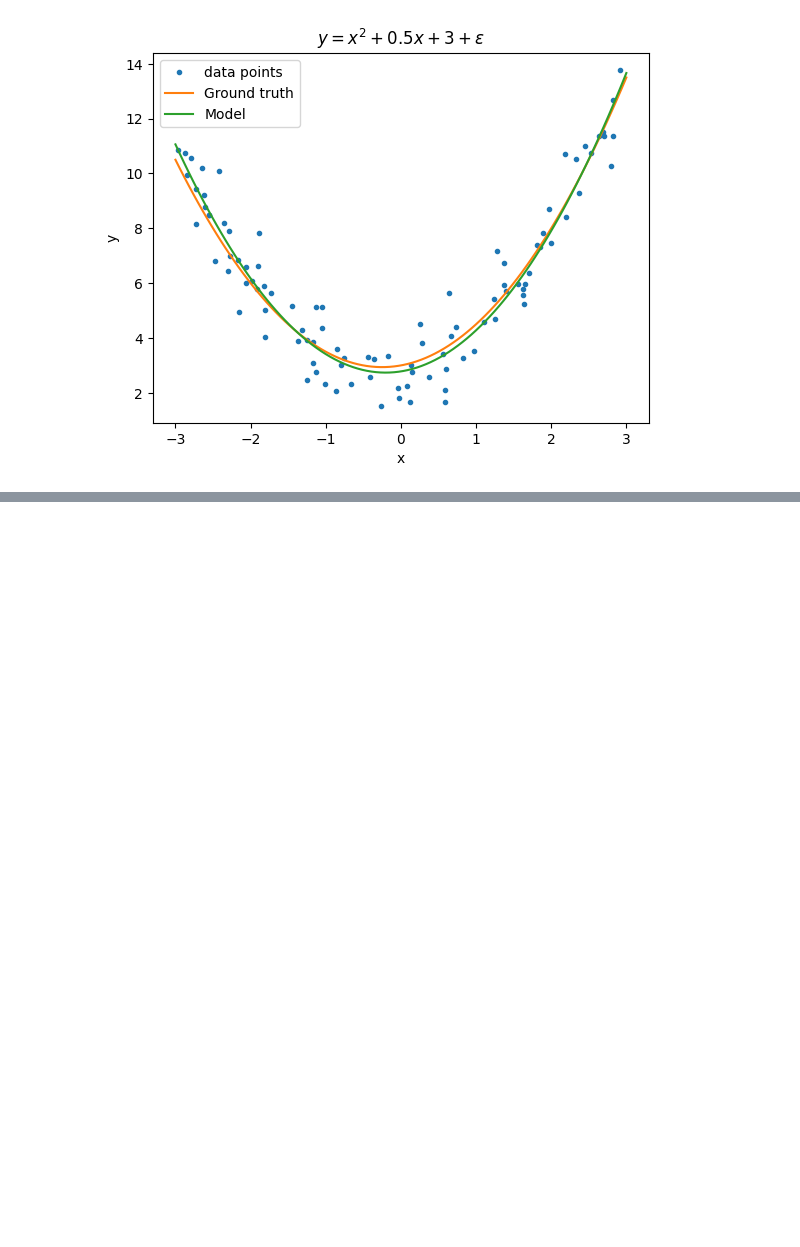
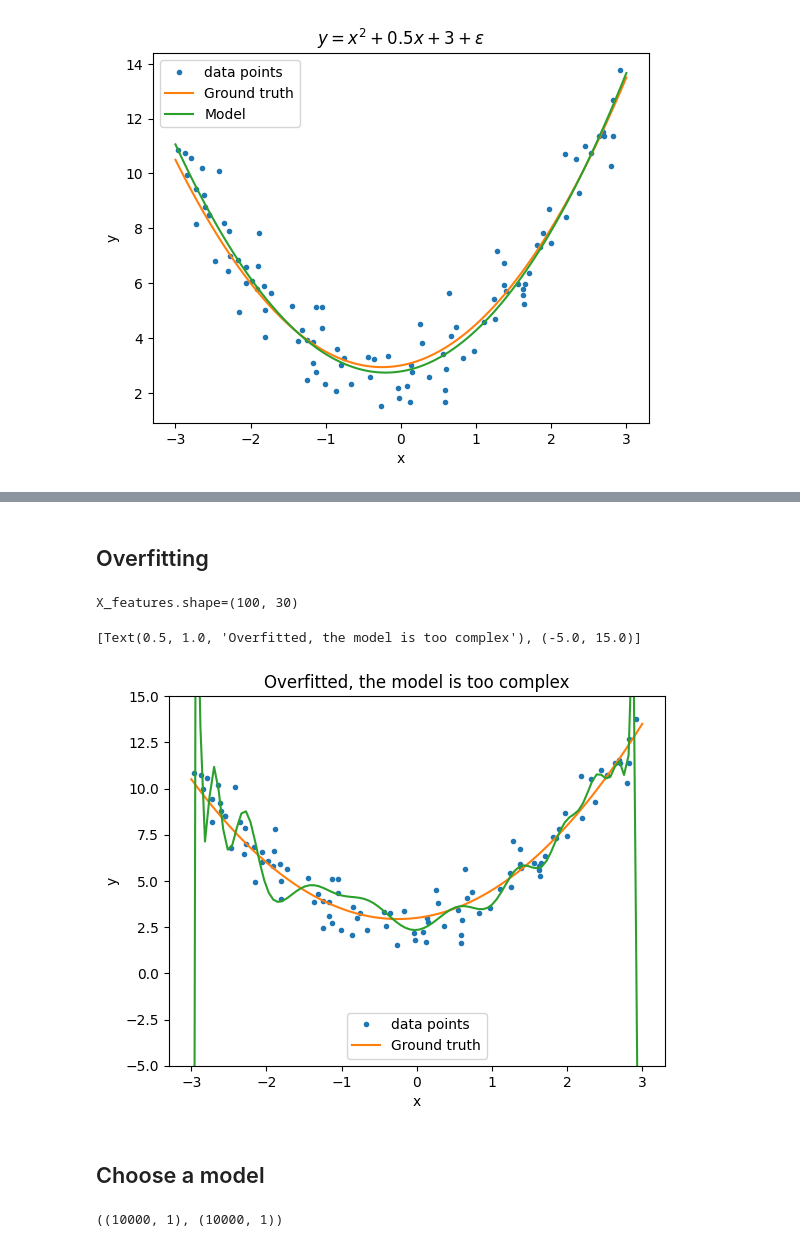
Before and after one commit to SCGlass/Machine-learning, a Jupyter notebook: Code-alongs/L3-polynomian_overfitting_underfitting.ipynb, the cells around one changed output, grey strips where cells are left out. Saved outputs shown, nothing was run; the diff lists cells and outputs as text; code cells hidden in the pictures; blank space fills up the shorter version.

```diff
--- a/Code-alongs/L3-polynomian_overfitting_underfitting.ipynb
+++ b/Code-alongs/L3-polynomian_overfitting_underfitting.ipynb
@@ -84,0 +97,36 @@ ax.legend()
+# %% [markdown]
+## Overfitting
+# %%
+polynomial_instance = PolynomialFeatures(30, include_bias=False)
+X_features = polynomial_instance.fit_transform(X)
+
+print(f"{X_features.shape=}")
+
+model = LinearRegression()
+model.fit(X_features, y)
+
+x_polynomial_features = polynomial_instance.transform(x)
+
+y_pred = model.predict(x_polynomial_features)
+
+ax = draw_data()
+ax.plot(x, y_pred)
+ax.set(title = "Overfitted, the model is too complex", ylim = [-5,15])
+# can't generalize well
+# %% [output]
+X_features.shape=(100, 30)
+[Text(0.5, 1.0, 'Overfitted, the model is too complex'), (-5.0, 15.0)]
+[figure, added]
+# %% [markdown]
+## Choose a model
+# %%
+np.random.seed(42)
+
+samples = 10000
+X = np.random.uniform(-3,3, (samples, 1))
+f = lambda x: x**4 + x**2 + 0.5 * x + 3
+y = f(X) + np.random.randn(samples, 1)
+
+X.shape, y.shape
+# %% [output]
+((10000, 1), (10000, 1))
```
Also changed, not shown: parts of 8 cells of this notebook.
